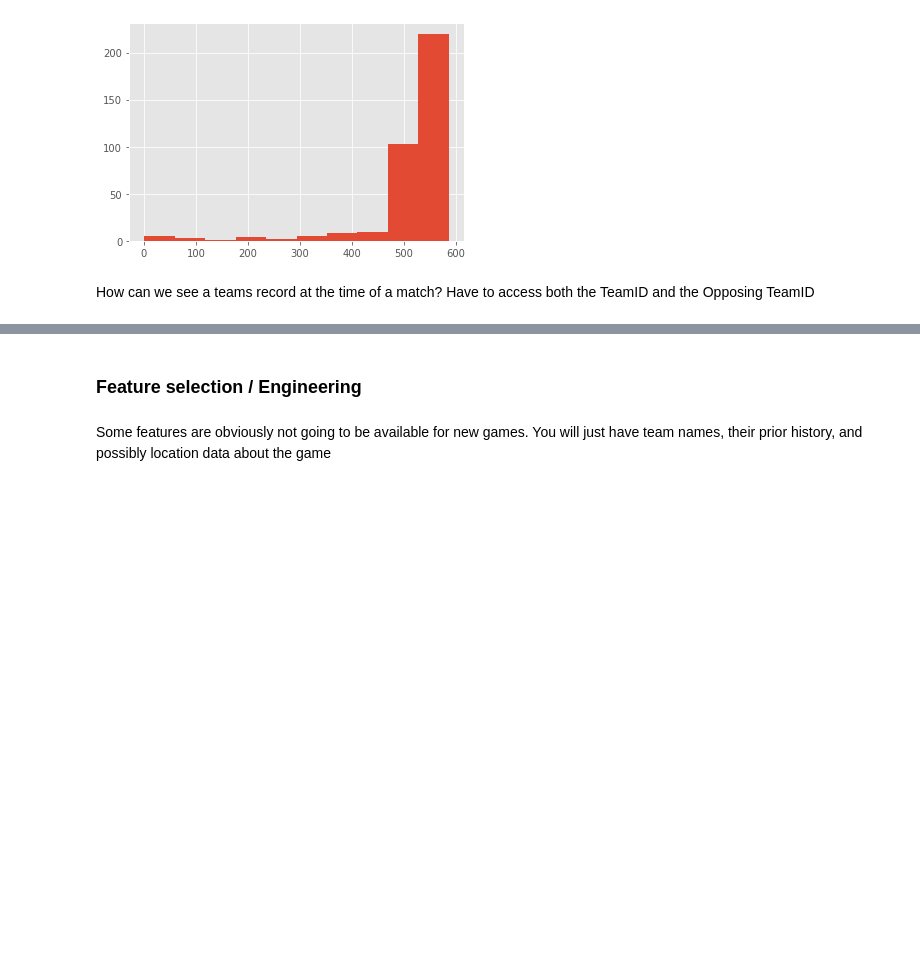
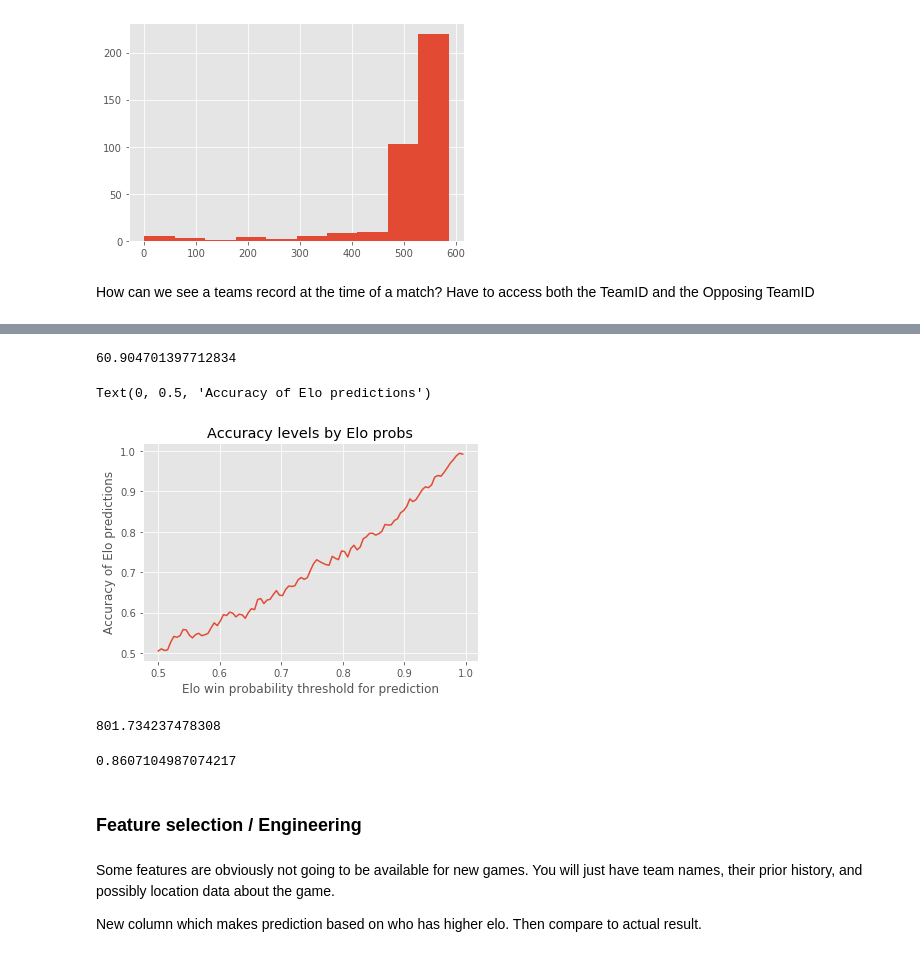
Before and after one commit to crunker99/MarchMadness2020, a Jupyter notebook: EDA.ipynb, the cells around one changed output, grey strips where cells are left out. Saved outputs shown, nothing was run; the diff lists cells and outputs as text; code cells hidden in the pictures; blank space fills up the shorter version.

Commit message:
elo_prob function

```diff
--- a/EDA.ipynb
+++ b/EDA.ipynb
@@ -184,0 +228,6 @@ Name: date, Length: 184940, dtype: datetime64[ns]
+# %%
+df['team_name'] = df['team_name'].apply(lambda x: x.strip())
+# %%
+df['opp_team_name'] = df['opp_team_name'].apply(lambda x: x.strip())
+# %%
+df['game_id'] = df['game_id'].apply(lambda x: x.strip())
@@ -184,0 +282,27 @@ Name: date, Length: 184940, dtype: datetime64[ns]
+# %%
+def accuracy_threshold(df, thresh, range_=0.1):
+    df_above = df[(df['team_elo_win_prob'] >= thresh) & (df['team_elo_win_prob'] <= thresh + range_)]
+    y_true = df_above['team_win']
+    y_pred = df_above['team_elo_win_prob'].apply(lambda x: round(x))
+    return accuracy_score(y_true, y_pred)
+# %%
+accuracy_threshold(dfByDate, 0.6) * 100
+# %% [output]
+60.904701397712834
+# %%
+fig, ax = plt.subplots()
+
+x = np.linspace(0.5, 1, 100)
+y = [accuracy_threshold(dfByDate, t, 0.01) for t in x]
+
+ax.plot(x, y)
+ax.set_title('Accuracy levels by Elo probs')
+ax.set_xlabel('Elo win probability threshold for prediction')
+ax.set_ylabel('Accuracy of Elo predictions')
+# %% [output]
+Text(0, 0.5, 'Accuracy of Elo predictions')
+[figure, added]
+# %%
+dfByDate[dfByDate['team_name'] == 'Alabama']['team_elo_after_game'].iloc[-1]
+# %% [output]
+801.734237478308
@@ -185,4 +319,10 @@ Name: date, Length: 184940, dtype: datetime64[ns]
+# %%
+calc_elo_win_prob('Alabama', 'Alabama A&M')
+# %% [output]
+0.8607104987074217
 # %% [markdown]
 ### Feature selection / Engineering
 # %% [markdown]
-Some features are obviously not going to be available for new games. You will just have team names, their prior history, and possibly location data about the game
+Some features are obviously not going to be available for new games. You will just have team names, their prior history, and possibly location data about the game.
+
+New column which makes prediction based on who has higher elo. Then compare to actual result.
```
Also changed, not shown: parts of 14 cells of this notebook, 1 other file.
